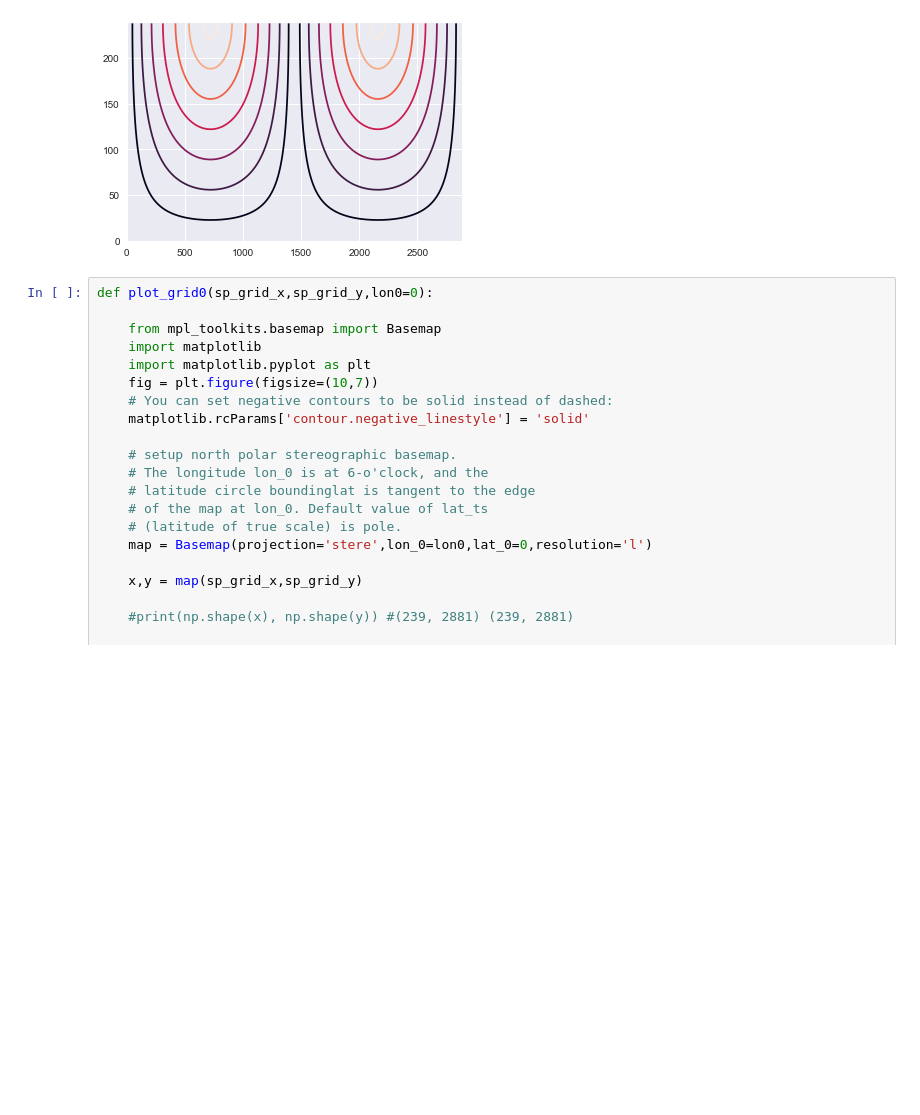
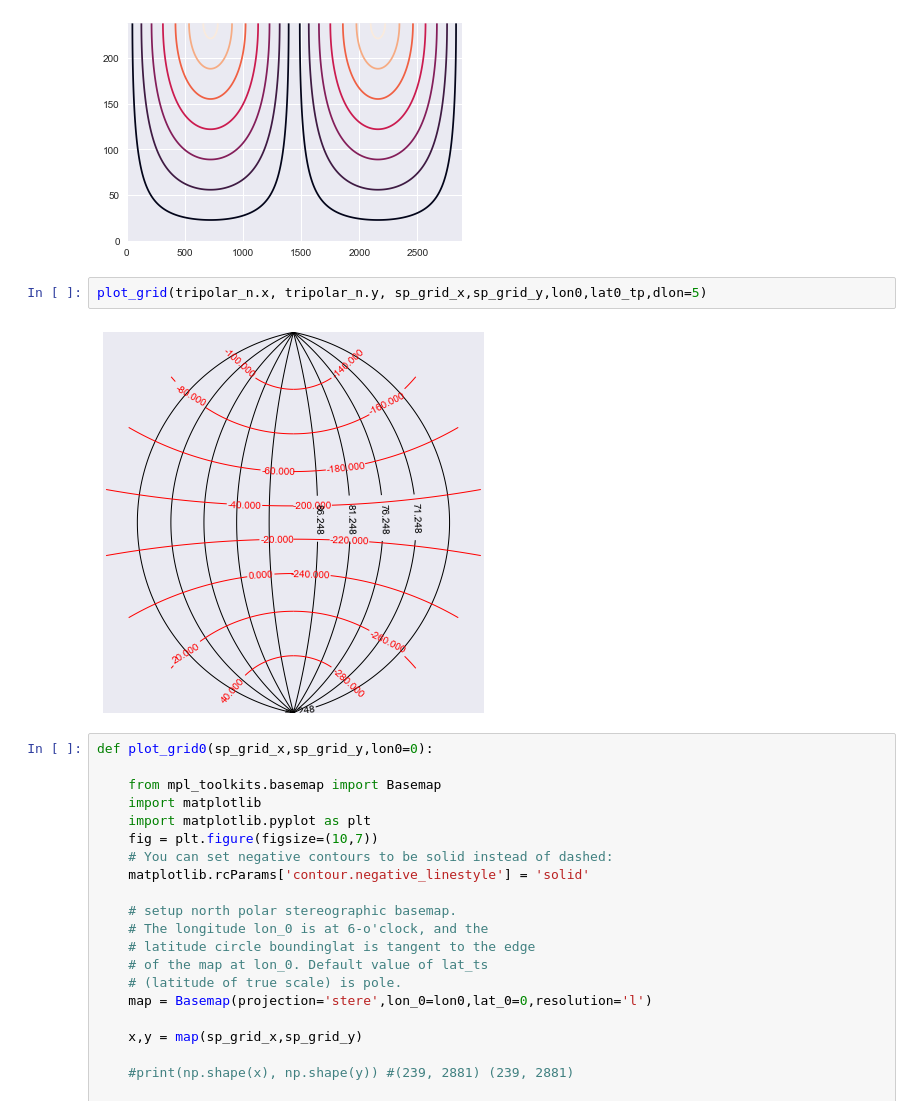
Before and after one commit to nikizadehgfdl/grid_generation, a Jupyter notebook: ocean_grid_0.25.ipynb, the cells around one changed output. Cells and saved outputs as stored; diff of their text form; blank space fills up the shorter version.

```diff
--- a/ocean_grid_0.25.ipynb
+++ b/ocean_grid_0.25.ipynb
@@ -300,6 +312,10 @@ plt.contour(tripolar_n.y)
 # %% [output]
 <matplotlib.contour.QuadContourSet at 0x...>
 [figure]
+# %%
+plot_grid(tripolar_n.x, tripolar_n.y, sp_grid_x,sp_grid_y,lon0,lat0_tp,dlon=5)
+# %% [output]
+[figure, added]
 # %%
 def plot_grid0(sp_grid_x,sp_grid_y,lon0=0):
 
```
Also changed, not shown: parts of 22 cells of this notebook.
